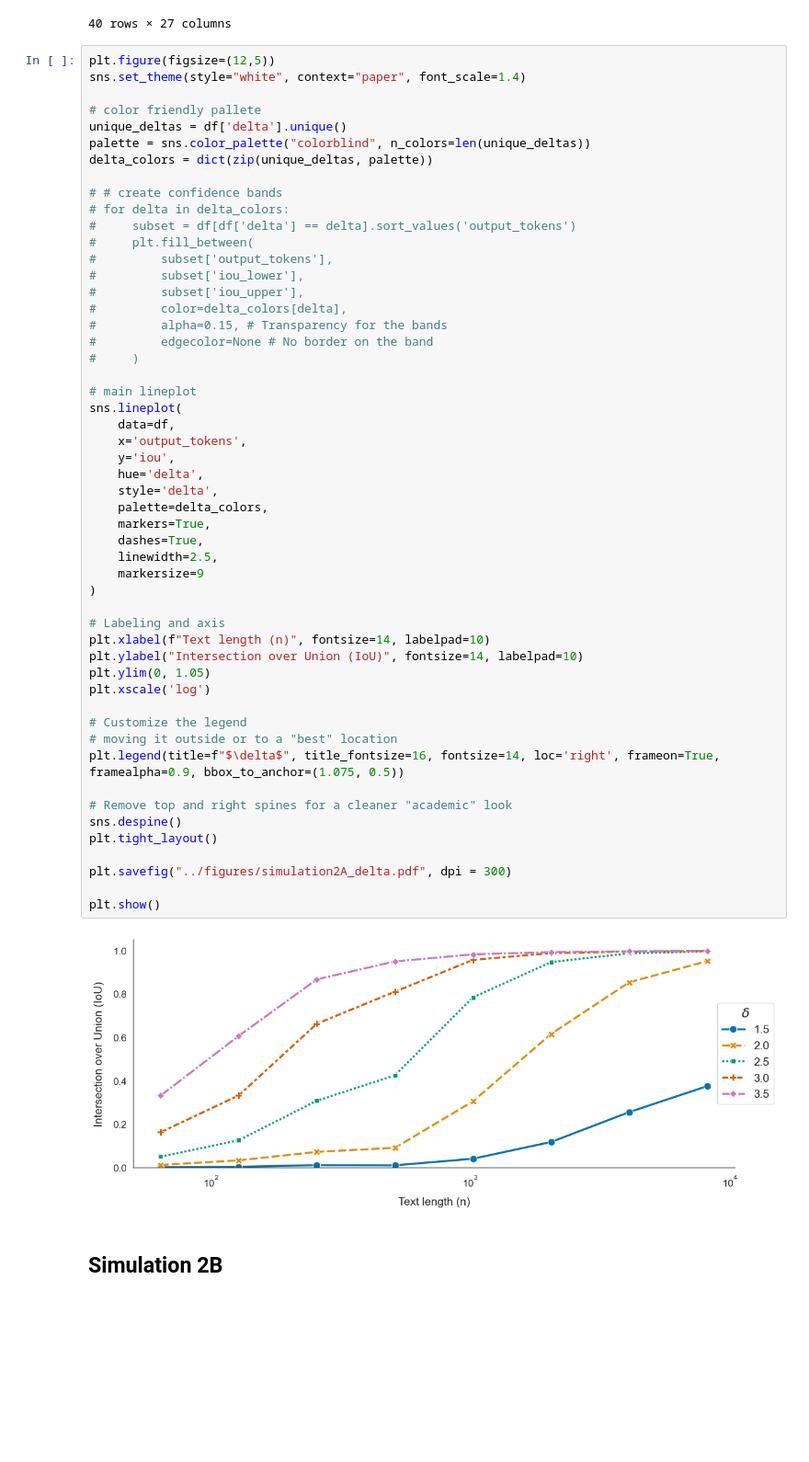
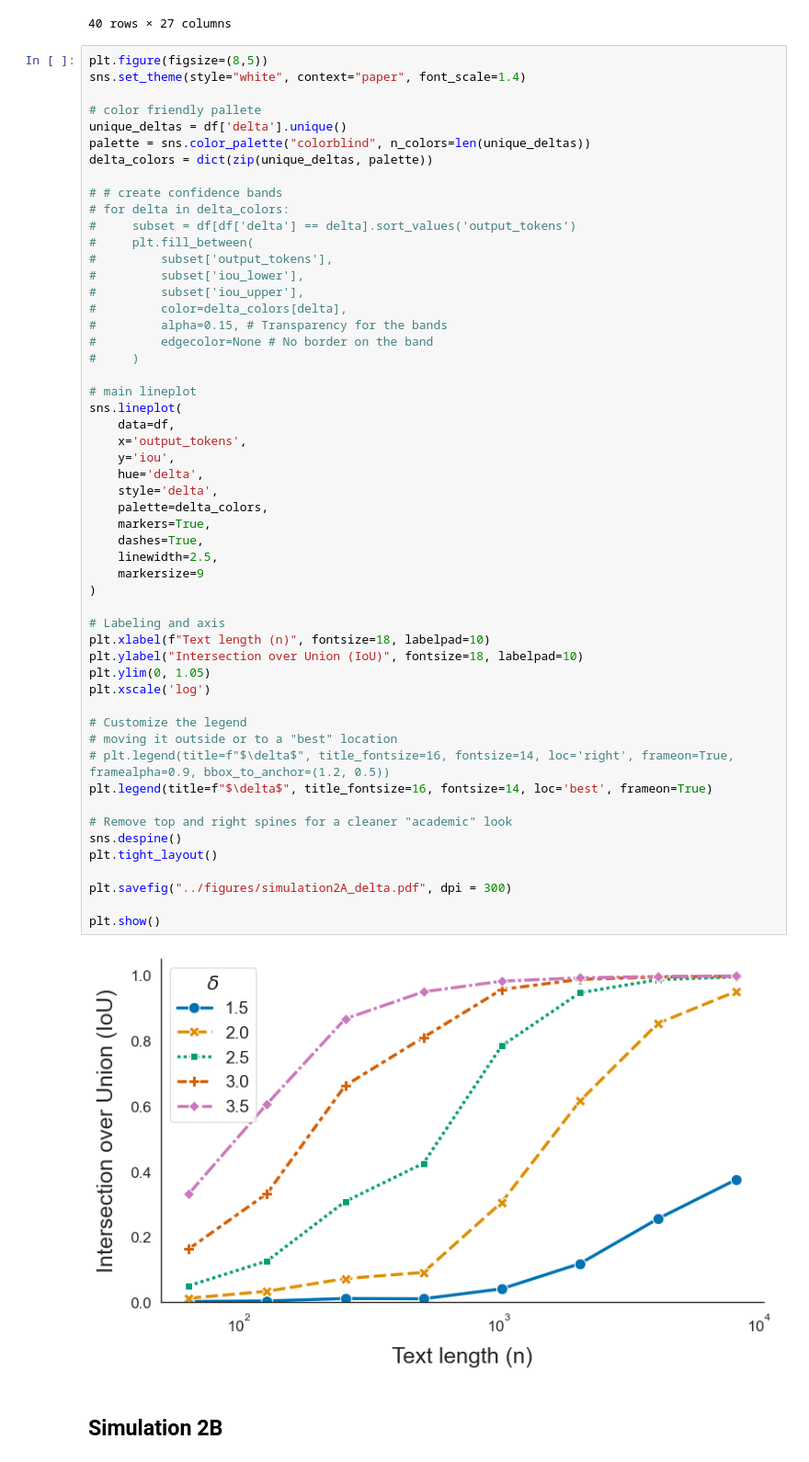
Before and after one commit to subroy13/WISER, a Jupyter notebook: scripts/paper_plots.ipynb, the cells around one changed output. Shown at 92% size. Saved outputs shown, nothing was run; the diff lists cells and outputs as text; blank space fills up the shorter version.

```diff
--- a/scripts/paper_plots.ipynb
+++ b/scripts/paper_plots.ipynb
@@ -222,7 +223,7 @@ df
 | 39 | simulation 2 | 0.998279 | 0.998780 | 0.993934 | 0.999695 | 1.000000 | 1.0000 | 1.000000 | 0.999036 | ... |
 40 rows × 27 columns
 # %%
-plt.figure(figsize=(12,5))
+plt.figure(figsize=(8,5))
 sns.set_theme(style="white", context="paper", font_scale=1.4)
 
 # color friendly pallete
@@ -244,37 +245,38 @@ delta_colors = dict(zip(unique_deltas, palette))
 
 # main lineplot
 sns.lineplot(
     data=df,
     x='output_tokens',
     y='iou',
     hue='delta',
     style='delta',
     palette=delta_colors,
     markers=True,
     dashes=True,
     linewidth=2.5,
     markersize=9
 )
 
 # Labeling and axis
-plt.xlabel(f"Text length (n)", fontsize=14, labelpad=10)
-plt.ylabel("Intersection over Union (IoU)", fontsize=14, labelpad=10)
+plt.xlabel(f"Text length (n)", fontsize=18, labelpad=10)
+plt.ylabel("Intersection over Union (IoU)", fontsize=18, labelpad=10)
 plt.ylim(0, 1.05)
 plt.xscale('log')
 
 # Customize the legend
 # moving it outside or to a "best" location
-plt.legend(title=f"$\delta$", title_fontsize=16, fontsize=14, loc='right', frameon=True, framealpha=0.9, bbox_to_anchor=(1.075, 0.5))
+# plt.legend(title=f"$\delta$", title_fontsize=16, fontsize=14, loc='right', frameon=True, framealpha=0.9, bbox_to_anchor=(1.2, 0.5))
+plt.legend(title=f"$\delta$", title_fontsize=16, fontsize=14, loc='best', frameon=True)
 
 # Remove top and right spines for a cleaner "academic" look
 sns.despine()
 plt.tight_layout()
 
 plt.savefig("../figures/simulation2A_delta.pdf", dpi = 300)
 
 plt.show()
 # %% [output]
-[figure, old version]
+[figure, new version]
 # %% [markdown]
 ## Simulation 2B
 # %%
```
Also changed, not shown: parts of 3 cells of this notebook, 7 other files.
